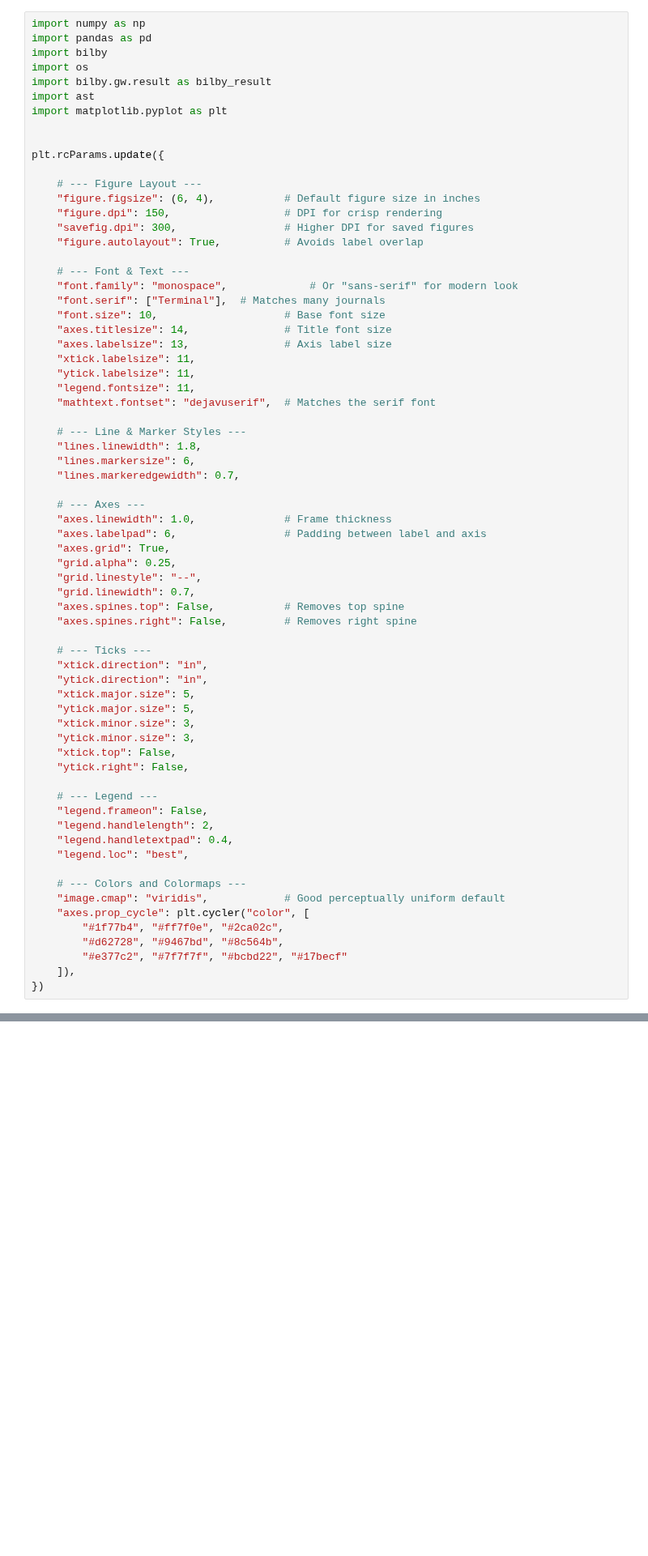
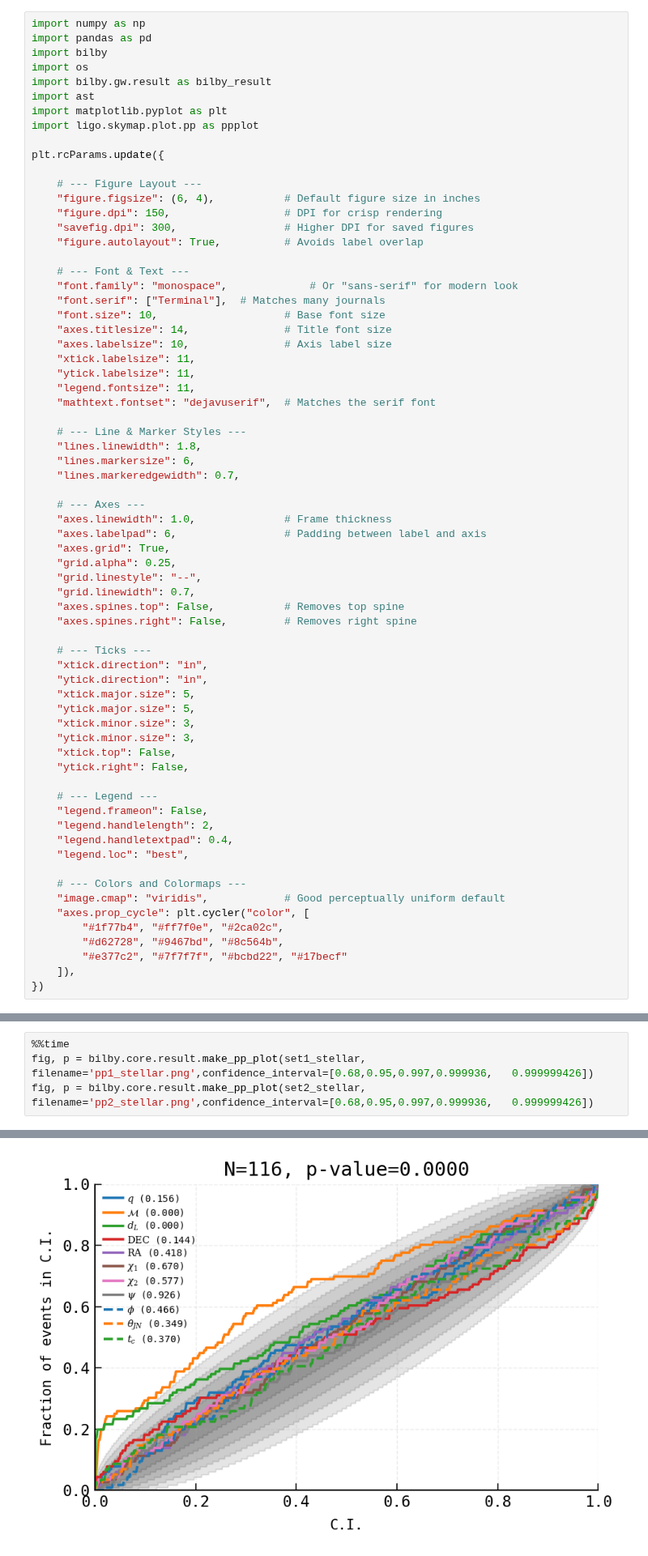
Before and after one commit to LSSTDESC/gwStreetlights, a Jupyter notebook: initialValidation/getResultsOfBilbyPipe.ipynb, the cells around one changed output, grey strips where cells are left out. Shown at 81% size. Cells and saved outputs as stored; diff of their text form; blank space fills up the shorter version.

```diff
--- a/initialValidation/getResultsOfBilbyPipe.ipynb
+++ b/initialValidation/getResultsOfBilbyPipe.ipynb
@@ -6,7 +6,7 @@ import os
 import bilby.gw.result as bilby_result
 import ast
 import matplotlib.pyplot as plt
-
+import ligo.skymap.plot.pp as ppplot
 
 plt.rcParams.update({
 
@@ -21,7 +21,7 @@ plt.rcParams.update({
     "font.serif": ["Terminal"],  # Matches many journals
     "font.size": 10,                    # Base font size
     "axes.titlesize": 14,               # Title font size
-    "axes.labelsize": 13,               # Axis label size
+    "axes.labelsize": 10,               # Axis label size
     "xtick.labelsize": 11,
     "ytick.labelsize": 11,
     "legend.fontsize": 11,
@@ -158,0 +341,5 @@ Could not open UniformParent,uWeight_precessing_BBH_74
+# %%
+%%time
+fig, p = bilby.core.result.make_pp_plot(set1_stellar, filename='pp1_stellar.png',confidence_interval=[0.68,0.95,0.997,0.999936, 	0.999999426])
+fig, p = bilby.core.result.make_pp_plot(set2_stellar, filename='pp2_stellar.png',confidence_interval=[0.68,0.95,0.997,0.999936, 	0.999999426])
+# %% [output]
@@ -158,0 +365 @@ Could not open UniformParent,uWeight_precessing_BBH_74
+[figure, added]
```
Also changed, not shown: parts of 37 cells of this notebook.
